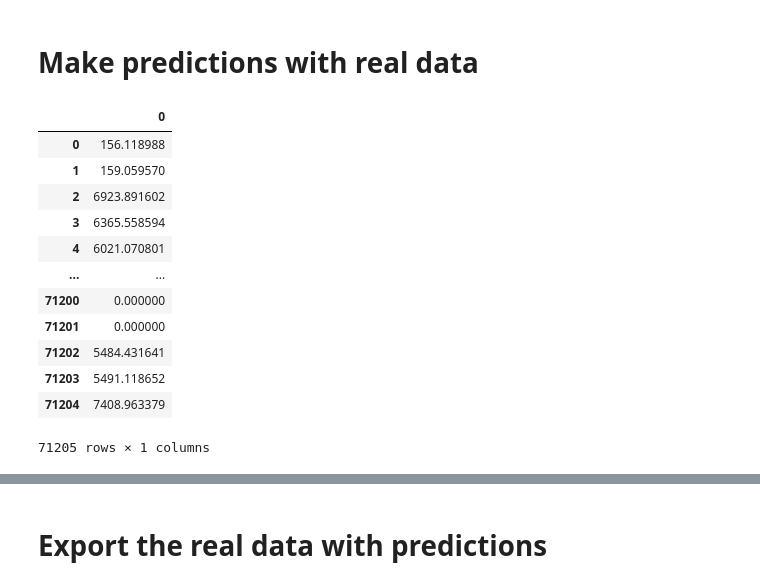
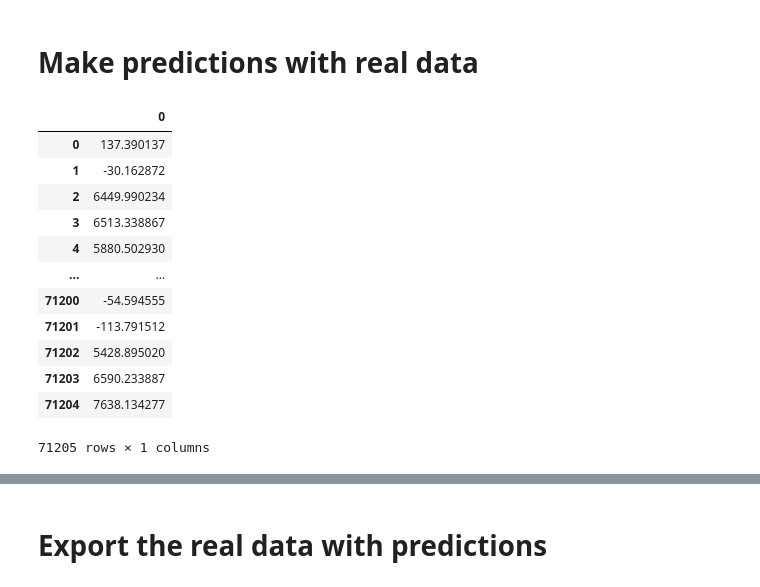
Before and after one commit to tiagovhp/mini-project-ironkaggle, a Jupyter notebook: predictions_vs_realData.ipynb, the cells around one changed output, grey strips where cells are left out. Saved outputs shown, nothing was run; the diff lists cells and outputs as text; code cells hidden in the pictures.

```diff
--- a/predictions_vs_realData.ipynb
+++ b/predictions_vs_realData.ipynb
@@ -84,10 +84,3 @@ data_for_model
 | 71203 | 950 | 20130423 | 626 | 1 | 1 | 0 | False | ... |
 | 71204 | 932 | 20131121 | 828 | 1 | 1 | 0 | False | ... |
 71205 rows × 16 columns
-# %%
-# Standardize the data
-from sklearn.preprocessing import StandardScaler
-
-scaler = StandardScaler()
-data_for_model = pd.DataFrame(scaler.fit_transform(data_for_model), columns=data_for_model.columns)
-data_for_model
@@ -107,0 +87,19 @@ data_for_model
+# %%
+# Standardize the data
+from sklearn.preprocessing import StandardScaler
+
+
+# We have to standardize the new data with the scaling parameters derived from the training data used for the model
+## Import scaler used in training data
+import pickle
+
+with open('scaler.pkl', 'rb') as scaler_file:
+    scaler = pickle.load(scaler_file)
+
+# Transform the new data using imported scaler
+data_for_model_scaled = scaler.transform(data_for_model)
+
+data_for_model = pd.DataFrame(data_for_model_scaled)
+
+
+data_for_model
@@ -110,22 +122,22 @@ data_for_model
 # %%
 # Make predictions with real data
 
 pred = model.predict(data_for_model)
-pred = np.clip(pred,a_min=0,a_max=None)
+#pred = np.clip(pred,a_min=0,a_max=None)
 pd.DataFrame(pred)
 # %% [output]
 |  | 0 |
-| 0 | 156.118988 |
-| 1 | 159.059570 |
-| 2 | 6923.891602 |
-| 3 | 6365.558594 |
-| 4 | 6021.070801 |
+| 0 | 137.390137 |
+| 1 | -30.162872 |
+| 2 | 6449.990234 |
+| 3 | 6513.338867 |
+| 4 | 5880.502930 |
 | ... | ... |
-| 71200 | 0.000000 |
-| 71201 | 0.000000 |
-| 71202 | 5484.431641 |
-| 71203 | 5491.118652 |
-| 71204 | 7408.963379 |
+| 71200 | -54.594555 |
+| 71201 | -113.791512 |
+| 71202 | 5428.895020 |
+| 71203 | 6590.233887 |
+| 71204 | 7638.134277 |
 71205 rows × 1 columns
 # %%
 real_data['sales']=pred
```
Also changed, not shown: parts of 3 cells of this notebook, 5 other files.
